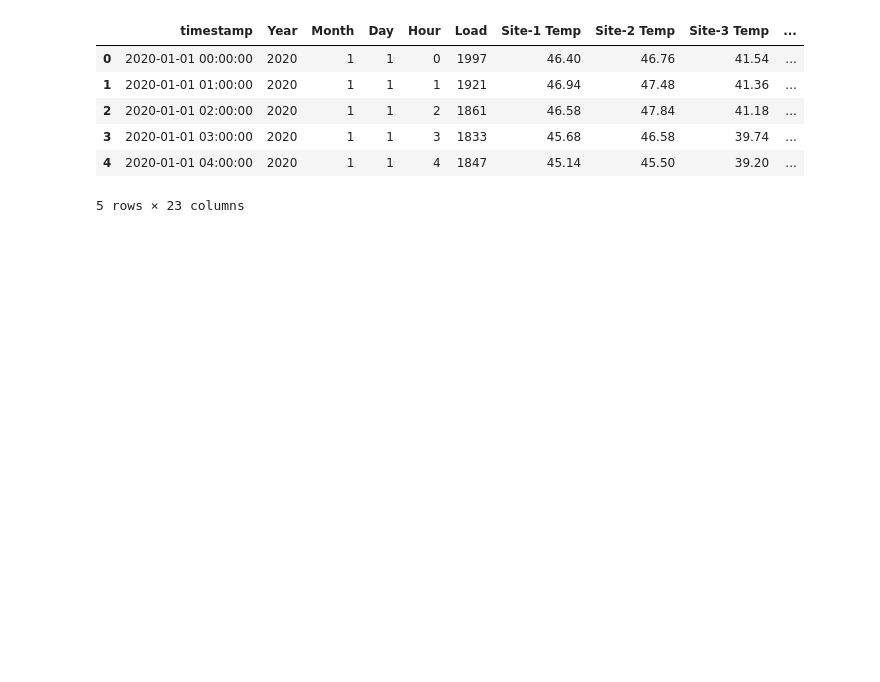
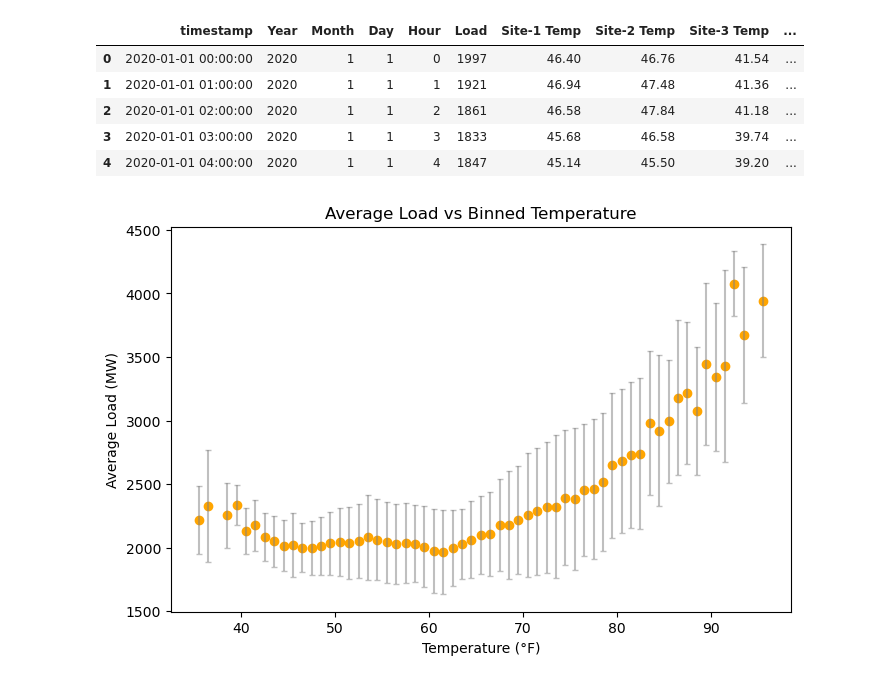
Before and after one commit to AmritpalSNijjar/load_forecasting, a Jupyter notebook: notebooks/feature_design.ipynb, the cells around one changed output. Drawn from its saved outputs; the diff is of its cells as text; code cells hidden in the pictures; blank space fills up the shorter version.

```diff
--- a/notebooks/feature_design.ipynb
+++ b/notebooks/feature_design.ipynb
@@ -66,4 +69,5 @@ df = baseline_transformer(df)
 # %%
+df = df_transformer(df)
 df.head()
 # %% [output]
 |  | timestamp | Year | Month | Day | Hour | Load | Site-1 Temp | Site-2 Temp | Site-3 Temp | ... |
@@ -72,4 +76,43 @@ df.head()
 | 2 | 2020-01-01 02:00:00 | 2020 | 1 | 1 | 2 | 1861 | 46.58 | 47.84 | 41.18 | ... |
 | 3 | 2020-01-01 03:00:00 | 2020 | 1 | 1 | 3 | 1833 | 45.68 | 46.58 | 39.74 | ... |
 | 4 | 2020-01-01 04:00:00 | 2020 | 1 | 1 | 4 | 1847 | 45.14 | 45.50 | 39.20 | ... |
-5 rows × 23 columns
+# %%
+def cyclic_month_day_transformer(df):
+    df_transformed = df.copy()
+
+    df_transformed["Hour_sin"] = np.sin(2*np.pi*df_transformed["Hour"]/24)
+    df_transformed["Hour_cos"] = np.cos(2*np.pi*df_transformed["Hour"]/24)
+
+    df_transformed["Month_sin"] = np.sin(2*np.pi*df_transformed["Month"]/24)
+    df_transformed["Month_cos"] = np.cos(2*np.pi*df_transformed["Month"]/24)
+
+    return df_transformed
+# %%
+df = cyclic_month_day_transformer(df)
+# %%
+load_temp_df = df[["Load", "avg_region_temp"]].copy()
+
+load_temp_df["temp_bin"] = pd.cut(load_temp_df["avg_region_temp"], bins=range(int(load_temp_df["avg_region_temp"].min()), int(load_temp_df["avg_region_temp"].max())+1, 1))
+
+binned_stats = load_temp_df.groupby("temp_bin")["Load"].agg(["mean", "std"]).reset_index()
+binned_stats["temp_mid"] = binned_stats["temp_bin"].apply(lambda x: x.mid)
+
+plt.figure(figsize=(8,5))
+plt.scatter(binned_stats["temp_mid"], binned_stats["mean"], color = "orange")
+
+plt.errorbar(
+    binned_stats["temp_mid"],
+    binned_stats["mean"],
+    yerr=binned_stats["std"],
+    fmt="none",
+    ecolor="gray",
+    alpha=0.5,
+    capsize=2
+)
+
+plt.xlabel("Temperature (°F)")
+plt.ylabel("Average Load (MW)")
+plt.title("Average Load vs Binned Temperature")
+plt.show()
+# %% [output]
+[figure, added]
```
Also changed, not shown: parts of 19 cells of this notebook, 1 other file.
